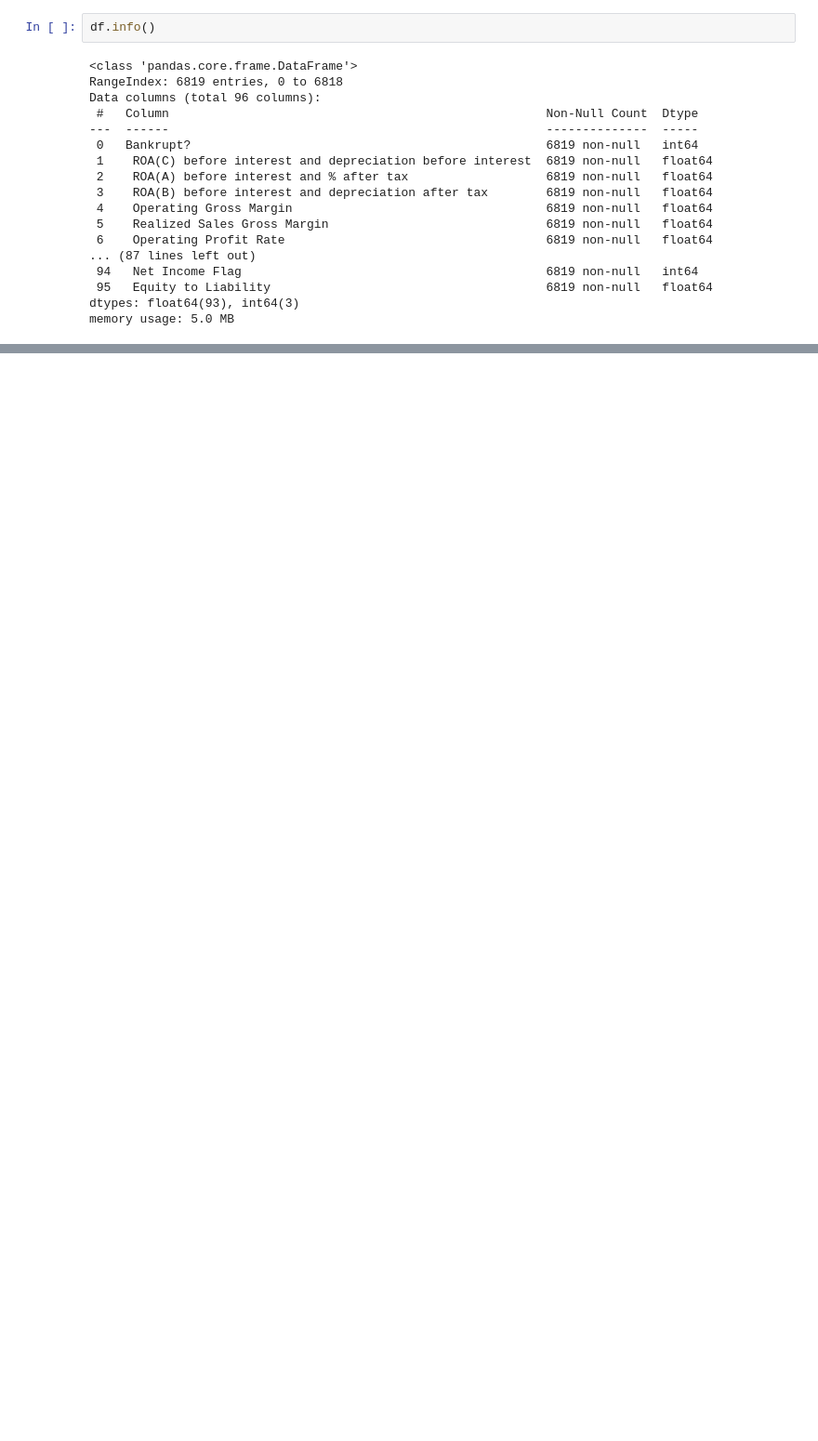
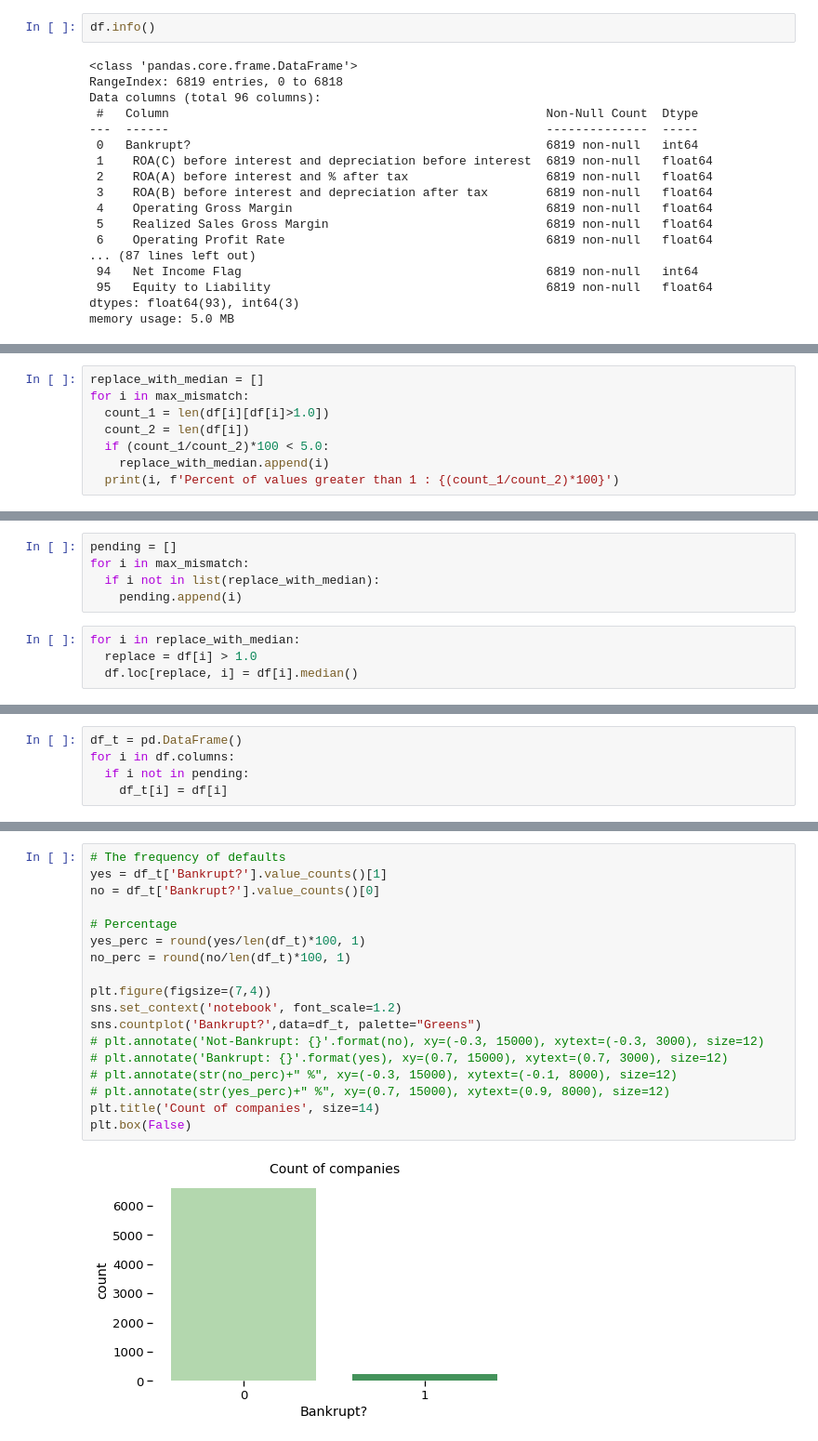
Before and after one commit to Selva-Subramanian/Company-bankruptcy-prediction, a Jupyter notebook: COMPANY_BANKRUPTCY_PREDICTION.ipynb, the cells around one changed output, grey strips where cells are left out. Shown: that part at 93% size. Saved outputs shown, nothing was run; the diff lists cells and outputs as text; blank space fills up the shorter version.

```diff
--- a/COMPANY_BANKRUPTCY_PREDICTION.ipynb
+++ b/COMPANY_BANKRUPTCY_PREDICTION.ipynb
@@ -269,0 +374,8 @@ df.describe(include = 'all')
+# %%
+replace_with_median = []
+for i in max_mismatch:
+  count_1 = len(df[i][df[i]>1.0])
+  count_2 = len(df[i])
+  if (count_1/count_2)*100 < 5.0:
+    replace_with_median.append(i)
+  print(i, f'Percent of values greater than 1 : {(count_1/count_2)*100}')
@@ -269,0 +400,9 @@ df.describe(include = 'all')
+# %%
+pending = []
+for i in max_mismatch:
+  if i not in list(replace_with_median):
+    pending.append(i)
+# %%
+for i in replace_with_median:
+  replace = df[i] > 1.0
+  df.loc[replace, i] = df[i].median()
@@ -269,0 +420,5 @@ df.describe(include = 'all')
+# %%
+df_t = pd.DataFrame()
+for i in df.columns:
+  if i not in pending:
+    df_t[i] = df[i]
@@ -269,0 +449,20 @@ df.describe(include = 'all')
+# %%
+# The frequency of defaults
+yes = df_t['Bankrupt?'].value_counts()[1]
+no = df_t['Bankrupt?'].value_counts()[0]
+
+# Percentage
+yes_perc = round(yes/len(df_t)*100, 1)
+no_perc = round(no/len(df_t)*100, 1)
+
+plt.figure(figsize=(7,4))
+sns.set_context('notebook', font_scale=1.2)
+sns.countplot('Bankrupt?',data=df_t, palette="Greens")
+# plt.annotate('Not-Bankrupt: {}'.format(no), xy=(-0.3, 15000), xytext=(-0.3, 3000), size=12)
+# plt.annotate('Bankrupt: {}'.format(yes), xy=(0.7, 15000), xytext=(0.7, 3000), size=12)
+# plt.annotate(str(no_perc)+" %", xy=(-0.3, 15000), xytext=(-0.1, 8000), size=12)
+# plt.annotate(str(yes_perc)+" %", xy=(0.7, 15000), xytext=(0.9, 8000), size=12)
+plt.title('Count of companies', size=14)
+plt.box(False)
+# %% [output]
+[figure, added]
```
Also changed, not shown: parts of 23 cells of this notebook.
